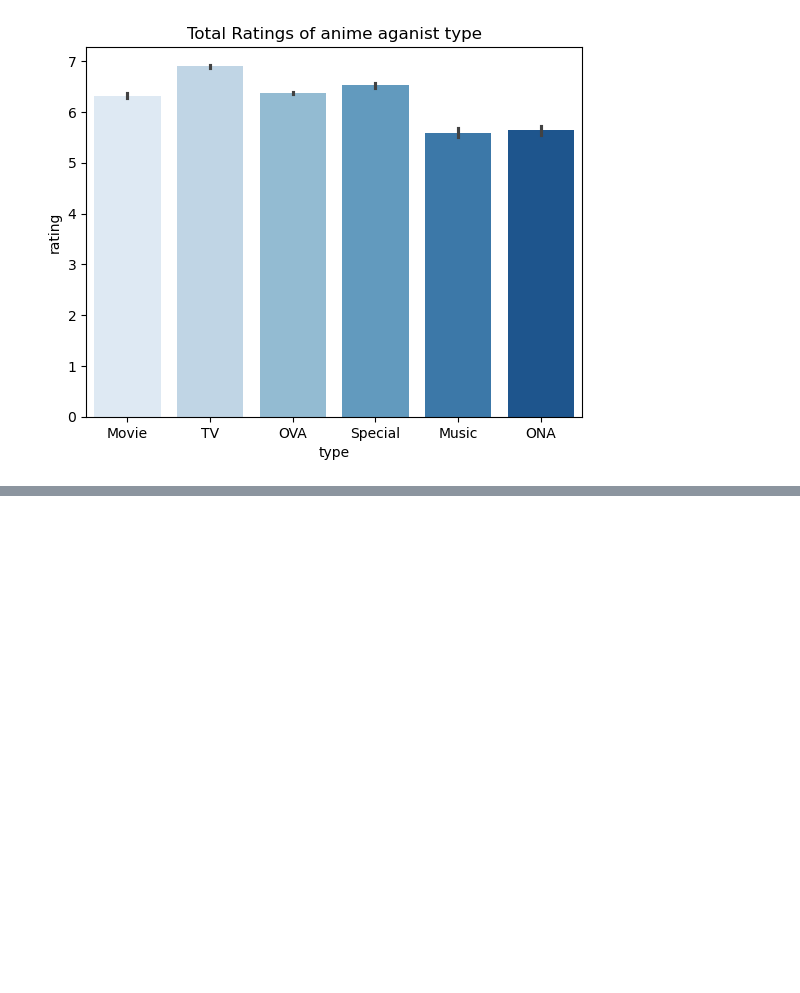
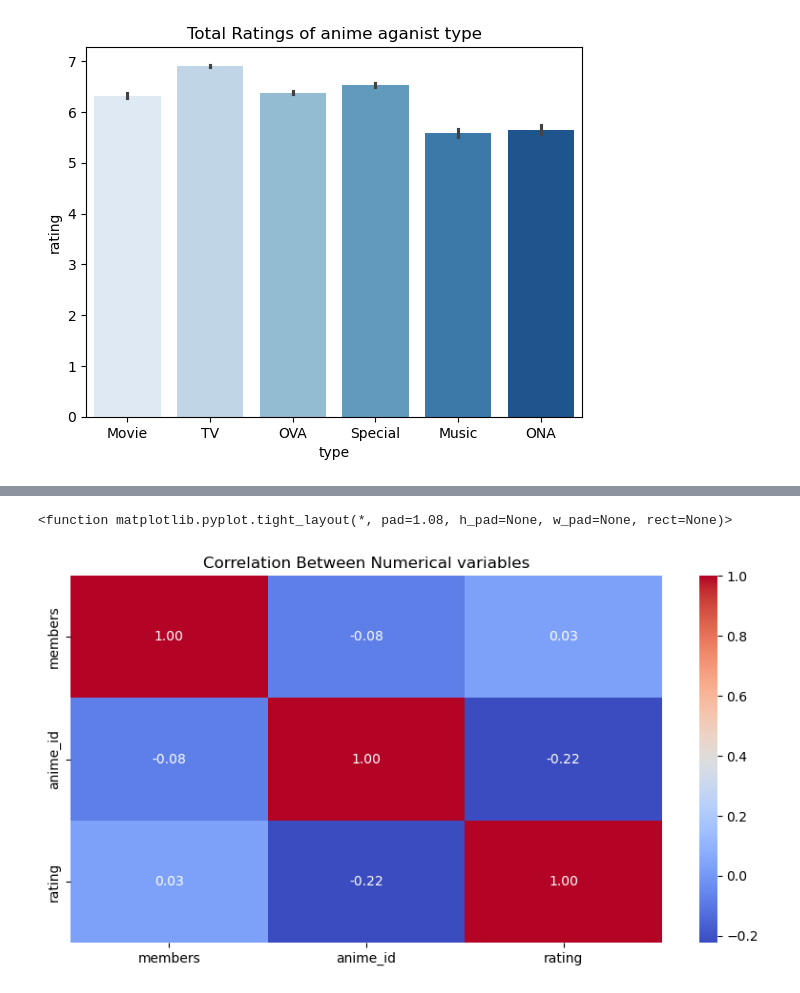
Before and after one commit to mugoarnold0-shiniars/datascience, a Jupyter notebook: ANIME.ipynb, the cells around one changed output, grey strips where cells are left out. Drawn from its saved outputs; the diff is of its cells as text; code cells hidden in the pictures; blank space fills up the shorter version.

```diff
--- a/ANIME.ipynb
+++ b/ANIME.ipynb
@@ -74,0 +111,15 @@ Text(0.5, 1.0, 'Total Ratings of anime aganist type')
+# %%
+
+numeric_cols = ["members","anime_id","rating"]
+
+
+corr = data[numeric_cols].corr()
+
+
+plt.figure(figsize=(10,5))
+sns.heatmap(corr,annot=True,cmap="coolwarm",fmt=".2f")
+plt.title("Correlation Between Numerical variables")
+plt.tight_layout
+# %% [output]
+<function matplotlib.pyplot.tight_layout(*, pad=1.08, h_pad=None, w_pad=None, rect=None)>
+[figure, added]
```
Also changed, not shown: parts of 5 cells of this notebook, 2 other files.
